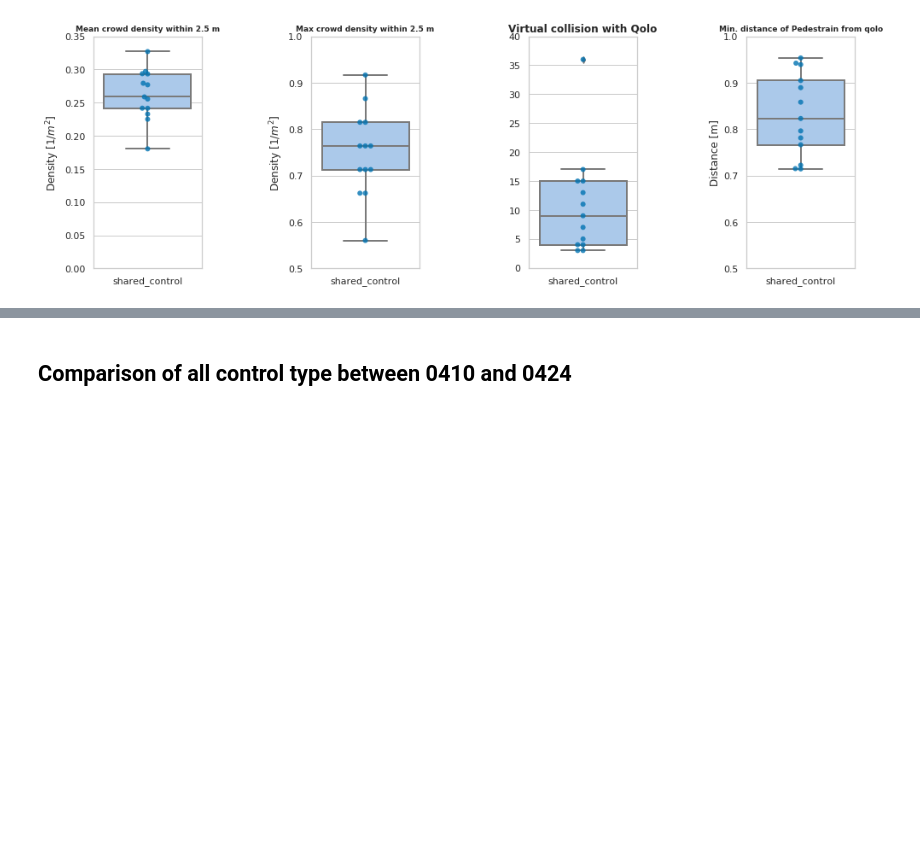
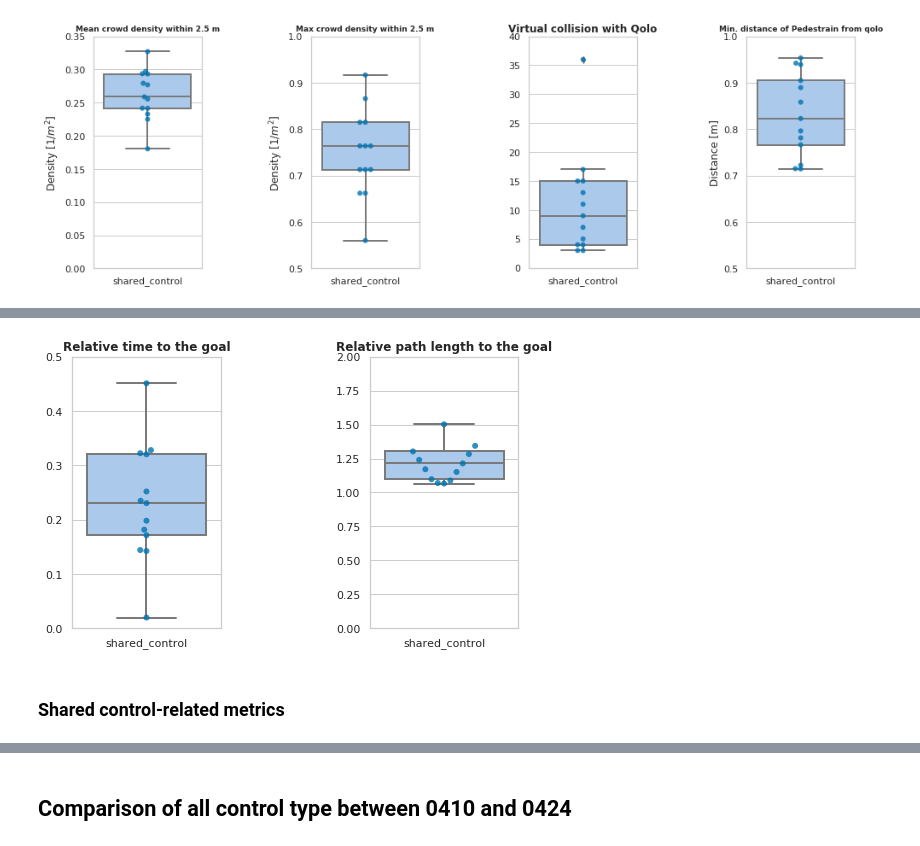
Before and after one commit to epfl-lasa/crowdbot-evaluation-tools, a Jupyter notebook: notebooks/comprehensive_eval_ver2.ipynb, the cells around one changed output, grey strips where cells are left out. Saved outputs shown, nothing was run; the diff lists cells and outputs as text; code cells hidden in the pictures; blank space fills up the shorter version.

```diff
--- a/notebooks/comprehensive_eval_ver2.ipynb
+++ b/notebooks/comprehensive_eval_ver2.ipynb
@@ -1362,0 +1374,2 @@ plt.close()
+# %%
+path_metrics_df = eval_res_df[['seq', 'control_type'] + list(path_metrics)]
@@ -1362,0 +1413,34 @@ plt.close()
+# %%
+path_fig, path_axes = plt.subplots(1, 2, figsize=(8, 5))
+
+plt.subplots_adjust(left=None, bottom=None, right=None, top=None, wspace=1.0, hspace=None)
+
+categorical_plot(
+    axes=path_axes[0],
+    df=path_metrics_df,
+    metric='rel_duration2goal',
+    catogory='control_type',
+    title='Relative time to the goal',
+    xlabel='',
+    ylabel='',
+    ylim=[0.0, 0.5],
+    kind='box',
+)
+
+categorical_plot(
+    axes=path_axes[1],
+    df=path_metrics_df,
+    metric='rel_path_length2goal',
+    catogory='control_type',
+    title='Relative path length to the goal',
+    xlabel='',
+    ylabel='',
+    ylim=[0.0, 2.0],
+    kind='box',
+)
+
+plt.savefig("./pdf/1203_path_efficiency.pdf", dpi=300)
+
+plt.show()
+# %% [output]
+[figure, added]
@@ -1362,0 +1449,2 @@ plt.close()
+# %% [markdown]
+### Shared control-related metrics
```
Also changed, not shown: parts of 17 cells of this notebook, 2 other files.
